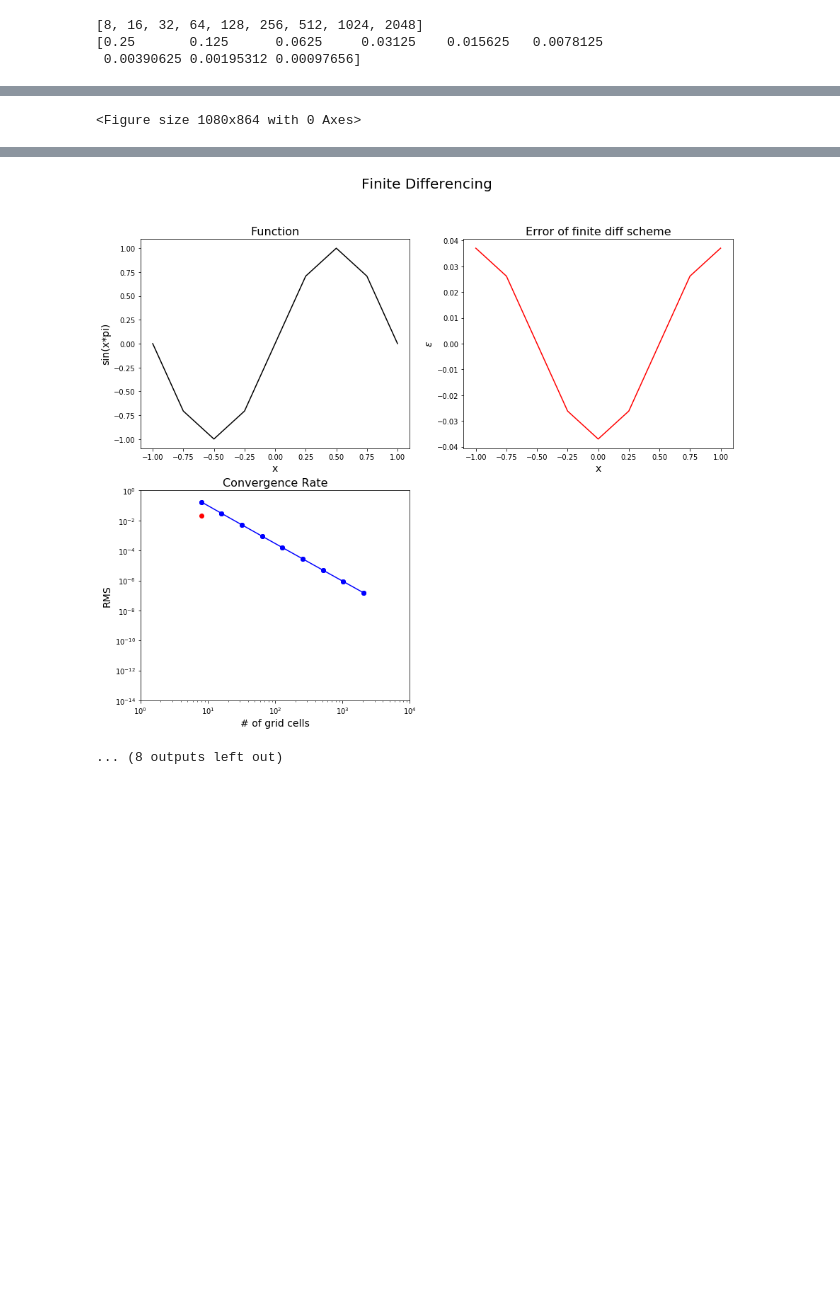
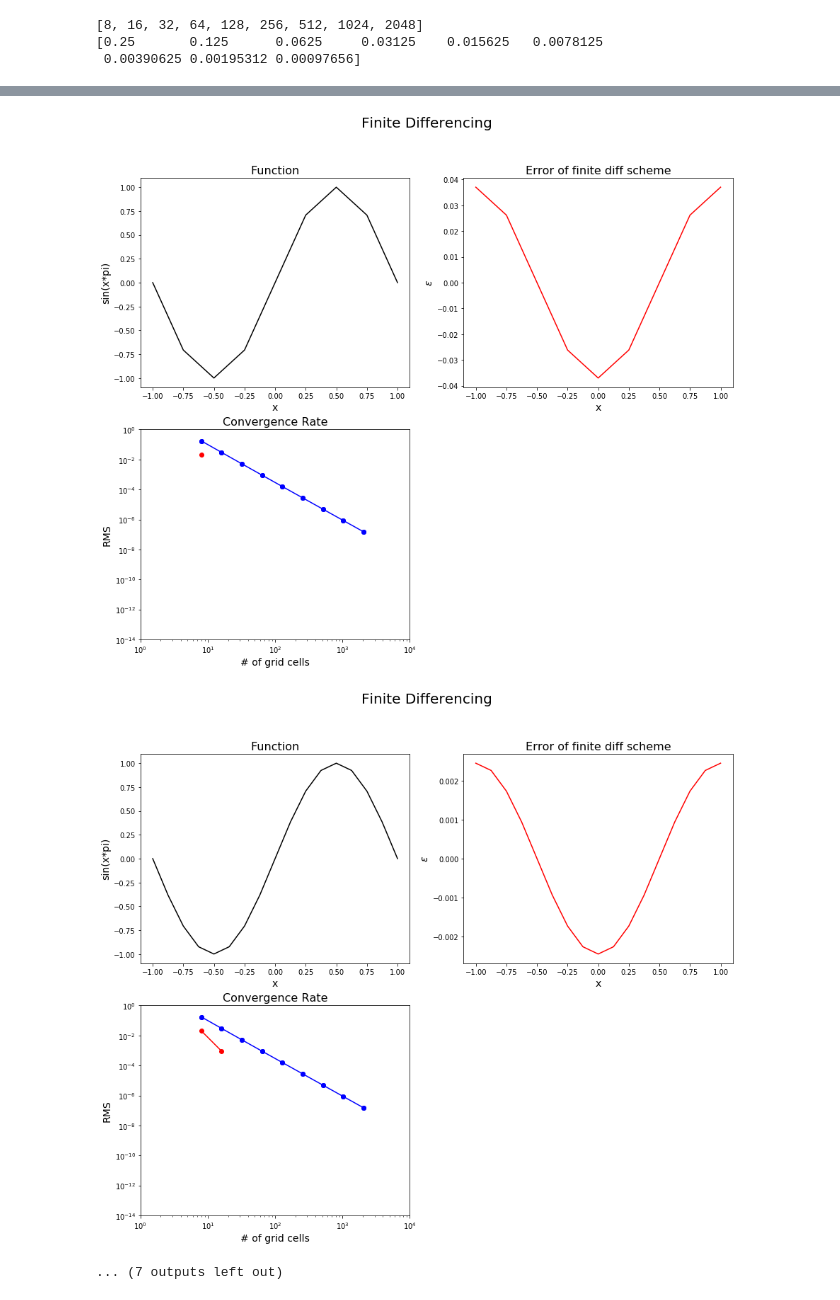
Before and after one commit to kelseymalloy/CFD, a Jupyter notebook: FiniteDifferencingEx.ipynb, the cells around one changed output, grey strips where cells are left out. Saved outputs shown, nothing was run; the diff lists cells and outputs as text; code cells hidden in the pictures; blank space fills up the shorter version.

```diff
--- a/FiniteDifferencingEx.ipynb
+++ b/FiniteDifferencingEx.ipynb
@@ -87,18 +89,15 @@ print(dxx)
 [0.25       0.125      0.0625     0.03125    0.015625   0.0078125
  0.00390625 0.00195312 0.00097656]
 # %%
-#RMSarchive,NXarchive=[],[]#np.empty((len(nx)),dtype=np.double)
-orders=[2,4]
+# # set up plot before
+# fig = plt.figure(figsize=[15,12])
+# st = fig.suptitle('Finite Differencing',fontsize=20)
 
-# PLOTTING
-fig = plt.figure(figsize=[15,12])
-st = fig.suptitle('Finite Differencing',fontsize=20)
-
-for order in orders:
+for order in orders: # loop through order
     print('order: '+str(order))
 
     RMS,NX=[],[]
-    for i,iteration in enumerate(nx):
+    for i,iteration in enumerate(nx): # loop through # of gridpts/ spacing
         num_pts = iteration # number of grid cells
         dx = dxx[i] # grid cell spacing
         print('# pts, spacing: '+str(num_pts)+', '+str(dx))
@@ -122,11 +121,13 @@ for order in orders:
         NX.append(nx[i])
         print('RMS for dx='+str(dx)+': '+str(RMS[i]))
 
-        if order==2 and i==(len(nx)-1): # save the 2nd order line to plot with 4th order
+        # save the 2nd order line to plot with 4th order
+        if order==2 and i==(len(nx)-1):
             RMSarchive=RMS
             NXarchive=NX
 
         # PLOTTING
+
         fig = plt.figure(figsize=[15,12])
         st = fig.suptitle('Finite Differencing',fontsize=20)
 
@@ -170,32 +171,32 @@ for order in orders:
 ax3.legend(loc=0)
 plt.savefig('FinDiffEx.png')
 # %% [output]
 order: 2
 # pts, spacing: 8, 0.25
 RMS for dx=0.25: 0.17506485267599184
 # pts, spacing: 16, 0.125
 RMS for dx=0.125: 0.03004694800090306
 # pts, spacing: 32, 0.0625
 RMS for dx=0.0625: 0.005191892255189919
 # pts, spacing: 64, 0.03125
 RMS for dx=0.03125: 0.0009055159563990411
 # pts, spacing: 128, 0.015625
 RMS for dx=0.015625: 0.00015891423469227683
 # pts, spacing: 256, 0.0078125
 ... (22 lines left out)
 # pts, spacing: 1024, 0.001953125
 RMS for dx=0.001953125: 6.566493108342099e-12
 # pts, spacing: 2048, 0.0009765625
 RMS for dx=0.0009765625: 2.9008200142390394e-13
-<Figure size 1080x864 with 0 Axes>
 [figure]
 [figure]
 [figure]
 [figure]
 [figure]
 [figure]
 [figure]
 [figure]
 [figure]
 [figure]
-... (8 outputs left out)
+[figure, added]
+... (7 outputs left out)
```
Also changed, not shown: parts of 1 cell of this notebook.
